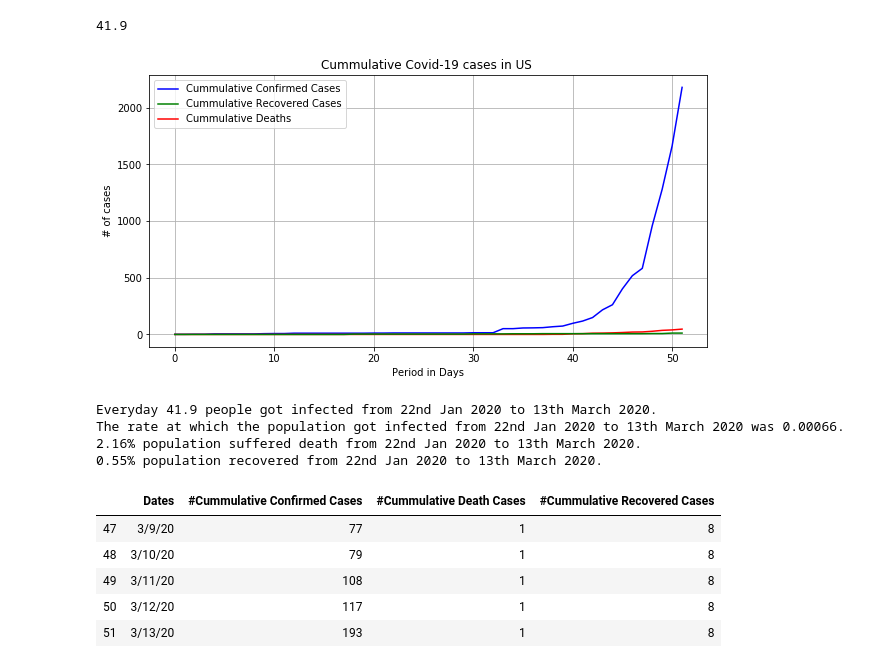
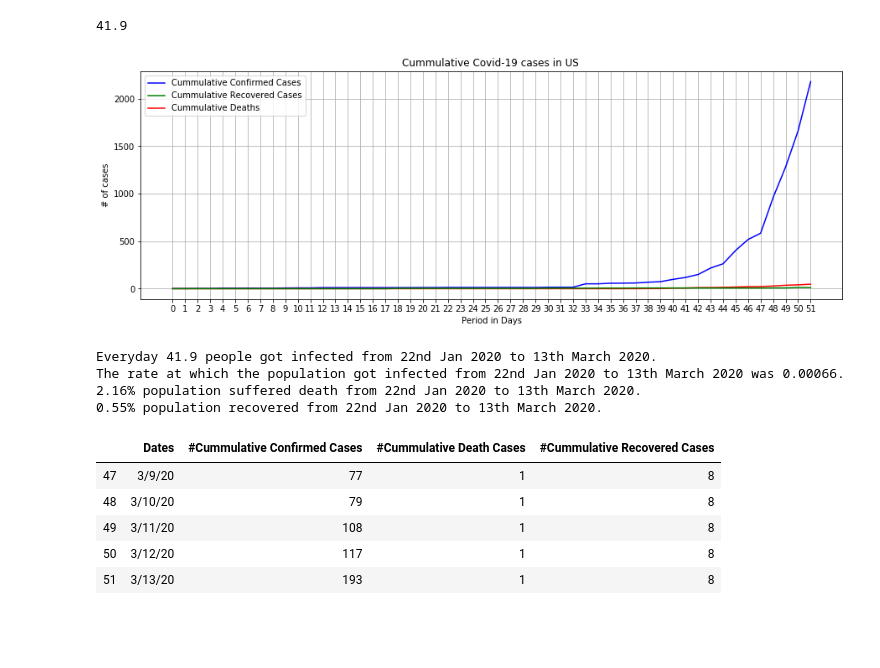
Before and after one commit to davesiddharth/Covid-19-US-Canada-Case-Prediction, a Jupyter notebook: COVID-19_dataset/Data_cleaning_China_US_Canada.ipynb, the cells around one changed output. Drawn from its saved outputs; the diff is of its cells as text; code cells hidden in the pictures; blank space fills up the shorter version.

```diff
--- a/COVID-19_dataset/Data_cleaning_China_US_Canada.ipynb
+++ b/COVID-19_dataset/Data_cleaning_China_US_Canada.ipynb
@@ -295,22 +295,23 @@ speed_infection_china
 # %% [output]
 1556.6
 # %%
-plt.figure(figsize=(10,5))
+plt.figure(figsize=(15,5))
 x_axis = np.arange(0, len(china_df))
-tick_locations = []
+tick_locations_china = []
 for x in x_axis:
-    tick_locations.append(x)
+    tick_locations_china.append(x)
 
 plt.title("Cummulative Covid-19 cases in China ")
 plt.xlabel("Period in Days")
 plt.ylabel("# of cases")
 plt.grid()
 
-confirmed_cases, = plt.plot(x_axis, china_df.loc[:,'#Cummulative Confirmed Cases'], color="blue", label="Cummulative Confirmed Cases")
-death_cases, = plt.plot(x_axis, china_df.loc[:,'#Cummulative Death Cases'], color="red", label="Cummulative Deaths")
-recovered_cases, = plt.plot(x_axis, china_df.loc[:,'#Cummulative Recovered Cases'], color="green", label="Cummulative Recovered Cases")
+confirmed_cases_china, = plt.plot(x_axis, china_df.loc[:,'#Cummulative Confirmed Cases'], color="blue", label="Cummulative Confirmed Cases")
+death_cases_china, = plt.plot(x_axis, china_df.loc[:,'#Cummulative Death Cases'], color="red", label="Cummulative Deaths")
+recovered_cases_china, = plt.plot(x_axis, china_df.loc[:,'#Cummulative Recovered Cases'], color="green", label="Cummulative Recovered Cases")
 
-plt.legend(handles=[confirmed_cases, recovered_cases, death_cases], loc="upper left")
+plt.legend(handles=[confirmed_cases_china, recovered_cases_china, death_cases_china], loc="upper left")
+plt.xticks(tick_locations_china)
 
 plt.show()
 
@@ -374,31 +375,32 @@ speed_infection_US
 # %% [output]
 41.9
 # %%
-plt.figure(figsize=(10,5))
+plt.figure(figsize=(15,5))
 x_axis = np.arange(0, len(US_df))
-tick_locations = []
+tick_locations_US = []
 for x in x_axis:
-    tick_locations.append(x)
+    tick_locations_US.append(x)
 
 plt.title("Cummulative Covid-19 cases in US ")
 plt.xlabel("Period in Days")
 plt.ylabel("# of cases")
 plt.grid()
 
-confirmed_cases, = plt.plot(x_axis, US_df.loc[:,'#Cummulative Confirmed Cases'], color="blue", label="Cummulative Confirmed Cases")
-death_cases, = plt.plot(x_axis, US_df.loc[:,'#Cummulative Death Cases'], color="red", label="Cummulative Deaths")
-recovered_cases, = plt.plot(x_axis, US_df.loc[:,'#Cummulative Recovered Cases'], color="green", label="Cummulative Recovered Cases")
+confirmed_cases_US, = plt.plot(x_axis, US_df.loc[:,'#Cummulative Confirmed Cases'], color="blue", label="Cummulative Confirmed Cases")
+death_cases_US, = plt.plot(x_axis, US_df.loc[:,'#Cummulative Death Cases'], color="red", label="Cummulative Deaths")
+recovered_cases_US, = plt.plot(x_axis, US_df.loc[:,'#Cummulative Recovered Cases'], color="green", label="Cummulative Recovered Cases")
 
-plt.legend(handles=[confirmed_cases, recovered_cases, death_cases], loc="upper left")
+plt.legend(handles=[confirmed_cases_US, recovered_cases_US, death_cases_US], loc="upper left")
+plt.xticks(tick_locations_US)
 
 plt.show()
 
 print(f"Everyday {speed_infection_US} people got infected from 22nd Jan 2020 to 13th March 2020.")
 print(f"The rate at which the population got infected from 22nd Jan 2020 to 13th March 2020 was {infection_rate_US}.")
 print(f"{percentage_death_US}% population suffered death from 22nd Jan 2020 to 13th March 2020.")
 print(f"{percentage_recovered_US}% population recovered from 22nd Jan 2020 to 13th March 2020.")
 # %% [output]
-[figure, old version]
+[figure, new version]
 Everyday 41.9 people got infected from 22nd Jan 2020 to 13th March 2020.
 The rate at which the population got infected from 22nd Jan 2020 to 13th March 2020 was 0.00066.
 2.16% population suffered death from 22nd Jan 2020 to 13th March 2020.
```
Also changed, not shown: parts of 3 cells of this notebook.
